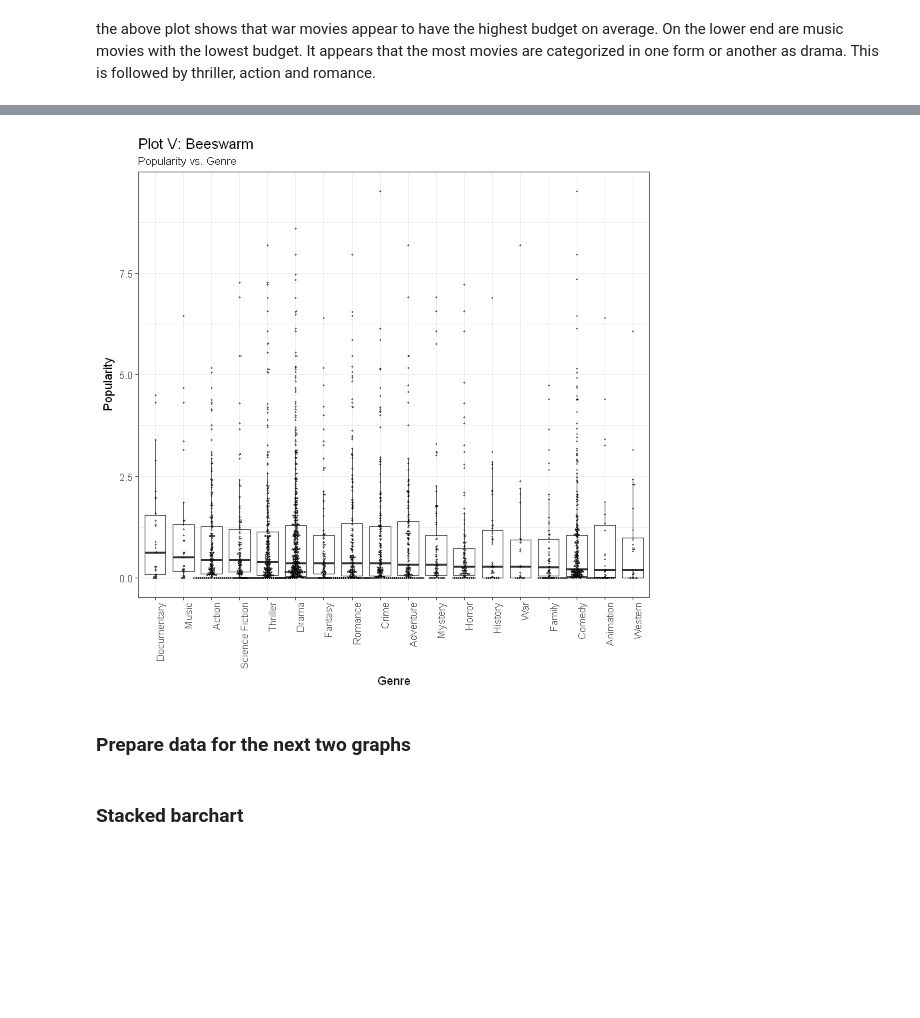
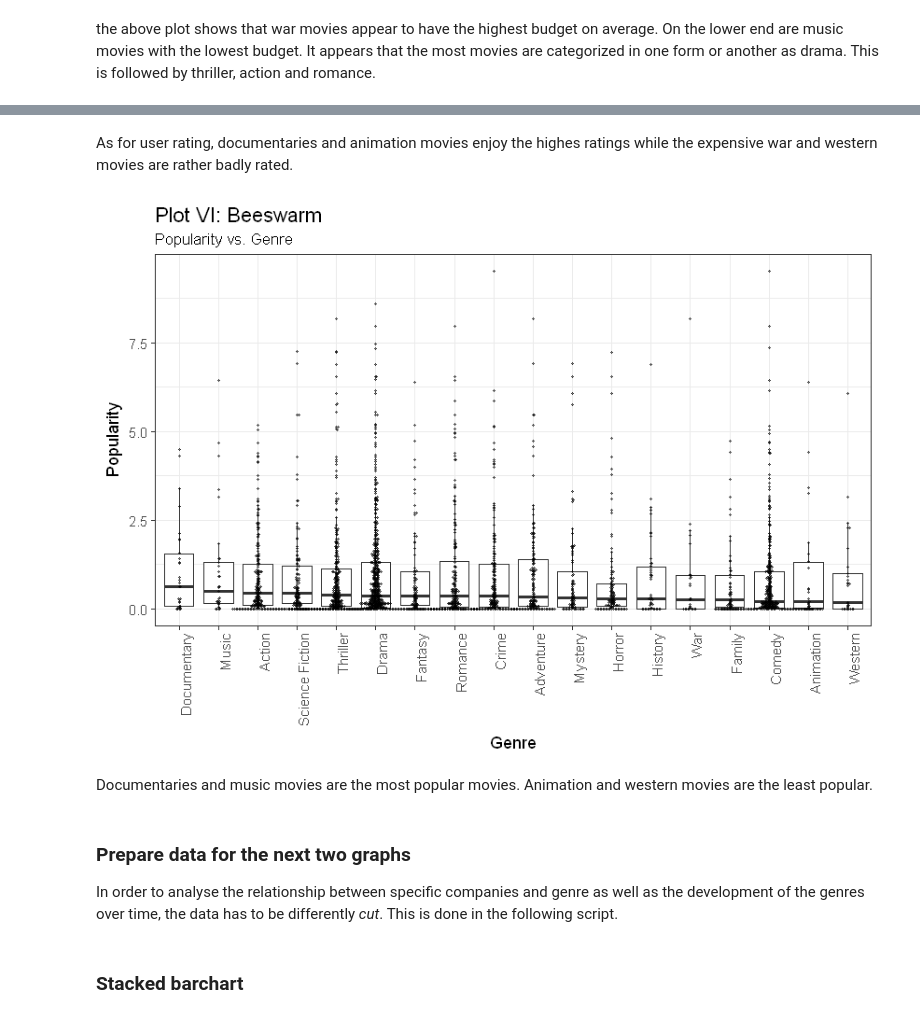
Before and after one commit to greenore/deep-learning-project, a Jupyter notebook: milestone1/Milestone1.ipynb, the cells around one changed output, grey strips where cells are left out. Drawn from its saved outputs; the diff is of its cells as text; code cells hidden in the pictures; blank space fills up the shorter version.

```diff
--- a/milestone1/Milestone1.ipynb
+++ b/milestone1/Milestone1.ipynb
@@ -402,12 +408,18 @@ beeplot(df_train, "genres", "runtime", title="Plot IV: Beeswarm",
+# %% [markdown]
+As for user rating, documentaries and animation movies enjoy the highes ratings while the expensive war and western movies are rather badly rated.
 # %%
 # Popularity
-beeplot(df_train[df_train$popularity < 10 & df_train$popularity > 0, ], "genres", "popularity", title="Plot V: Beeswarm",
+beeplot(df_train[df_train$popularity < 10 & df_train$popularity > 0, ], "genres", "popularity", title="Plot VI: Beeswarm",
         subtitle="Popularity vs. Genre",
         xlab="Genre", ylab="Popularity")
 # %% [output]
-[figure, old version]
+[figure, new version]
-# %% [markdown]
-### Prepare data for the next two graphs
+# %% [markdown]
+Documentaries and music movies are the most popular movies. Animation and western movies are the least popular.
+# %% [markdown]
+### Prepare data for the next two graphs
+
+In order to analyse the relationship between specific companies and genre as well as the development of the genres over time, the data has to be differently *cut*. This is done in the following script.
 # %%
 suppressMessages(source("scripts/05_data2.R"))
 # %% [markdown]
```
Also changed, not shown: parts of 18 cells of this notebook, 1 other file.
